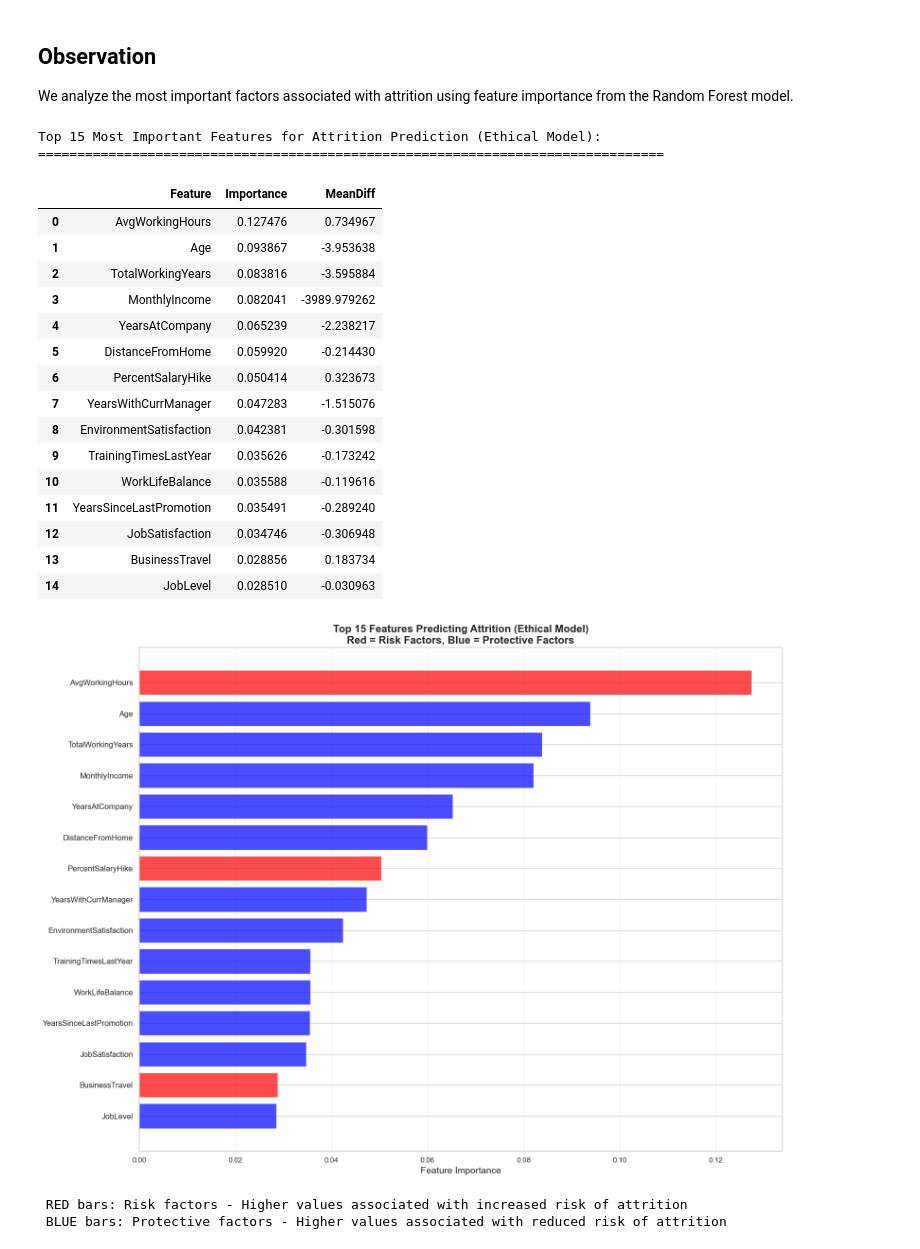
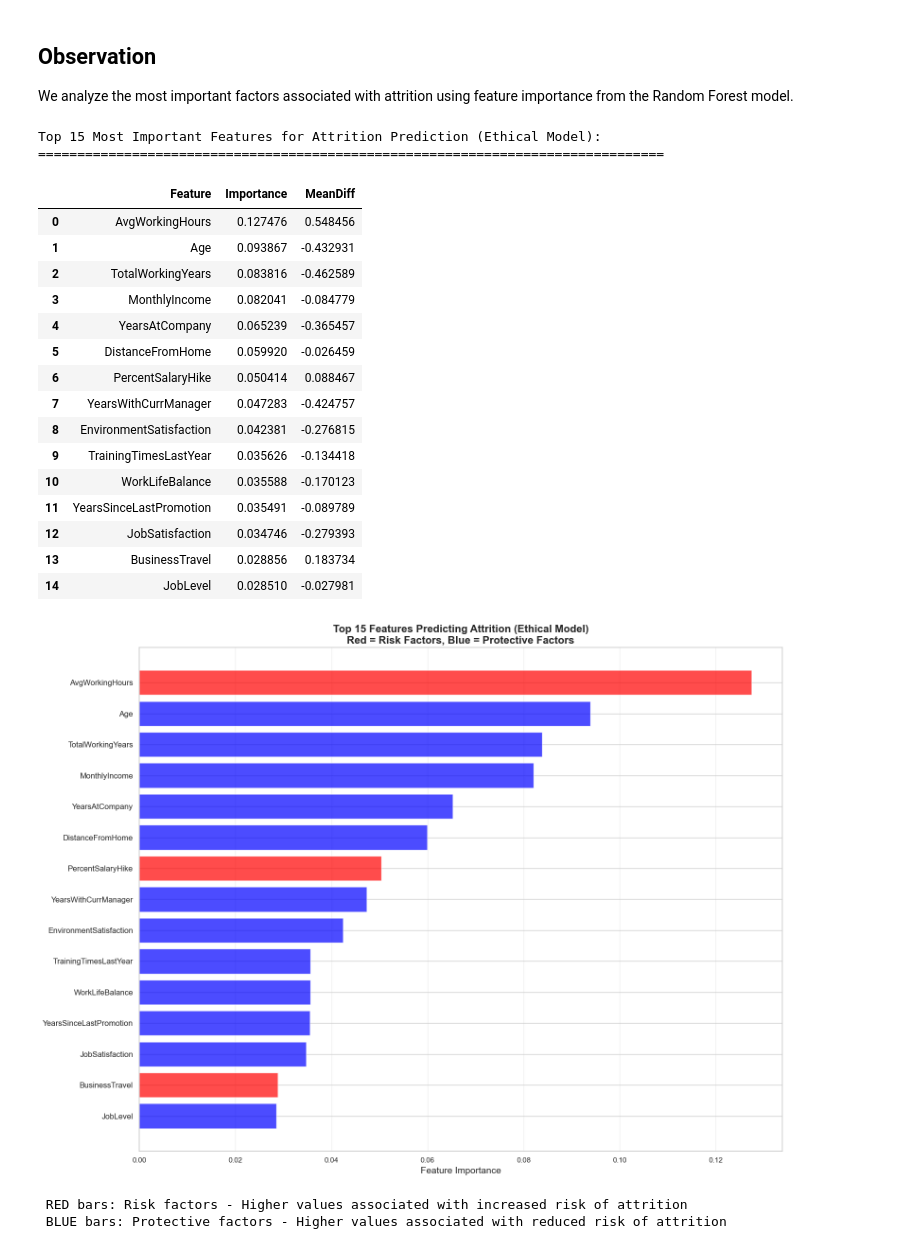
Before and after one commit to Low8/AI-group_5, a Jupyter notebook: project.ipynb, the cells around one changed output. Saved outputs shown, nothing was run; the diff lists cells and outputs as text; code cells hidden in the pictures.

```diff
--- a/project.ipynb
+++ b/project.ipynb
@@ -211,6 +211,7 @@ final_df.drop(columns=columns_to_drop, inplace=True)
 # Handle missing values
 numeric_columns = final_df.select_dtypes(include=[np.number]).columns
 final_df[numeric_columns] = final_df[numeric_columns].fillna(final_df[numeric_columns].mean())
+
 missing_values = final_df.isnull().sum()
 print(missing_values)
 
@@ -248,6 +249,12 @@ display(final_df.head())
 print("\n===========================================================\n")
 
 print(final_df.info())
+
+# Standard data
+final_df_scalled = final_df.copy()
+
+scatter = StandardScaler()
+final_df_scalled[numeric_columns] = scatter.fit_transform(final_df[numeric_columns])
 # %% [output]
 Age                        0
 Attrition                  0
@@ -308,7 +315,7 @@ For ethical models, we remove:
 # Create full and ethical versions of the dataset
 
 # Full dataset (no ethical filtering)
-df_full = final_df.copy()
+df_full = final_df_scalled.copy()
 
 ethical_columns_to_drop = [
     'EmployeeID',                 # direct identifier
@@ -325,7 +332,7 @@ education_field_cols = [col for col in final_df.columns if col.startswith('Educa
 ethical_columns_to_drop.extend(education_field_cols)
 
 # Ethical dataset with sensitive columns removed
-df_ethical = final_df.drop(columns=ethical_columns_to_drop, errors='ignore')
+df_ethical = final_df_scalled.drop(columns=ethical_columns_to_drop, errors='ignore')
 
 print("Full dataset shape (all features):", df_full.shape)
 print("Ethical dataset shape (reduced features):", df_ethical.shape)
@@ -433,16 +440,18 @@ We compare several models on:
 Models tested: Random Forest, Decision Tree, Naive Bayes, SVM
 # %%
 def evaluate_models(X_train, X_test, y_train, y_test, label):
+    models = {
+        'logistic_regresion': LogisticRegression(),
+        'perceptron': Perceptron(),
+        'random_forest': RandomForestClassifier(n_estimators=200, random_state=42),
+        'decision_tree': DecisionTreeClassifier(random_state=42),
+        'naive_bayes': GaussianNB(),
+        'svm': SVC(probability=True)
+    }
+
     print("\n" + "=" * 80)
     print(f"Results for feature set: {label}")
     print("=" * 80)
-
-    models = {
-        'RandomForest': RandomForestClassifier(n_estimators=200, random_state=42),
-        'DecisionTree': DecisionTreeClassifier(random_state=42, max_depth=10),
-        'NaiveBayes': GaussianNB(),
-        'SVM': SVC(probability=True, random_state=42, kernel='rbf')
-    }
 
     trained_models = {}
 
@@ -605,7 +612,7 @@ plt.show()
 We analyze the most important factors associated with attrition using feature importance from the Random Forest model.
 # %%
 # Feature importance analysis using Random Forest
-rf_model = models_eth['RandomForest']
+rf_model = models_eth['random_forest']
 feature_importance = pd.DataFrame({
     'Feature': X_ethical.columns,
     'Importance': rf_model.feature_importances_
@@ -626,48 +633,48 @@ feature_importance = feature_importance.merge(
 
 # Display top 15 features
 print("Top 15 Most Important Features for Attrition Prediction (Ethical Model):")
 print("=" * 80)
 display(feature_importance.head(15))
 
 # Visualize top features with color coding
 plt.figure(figsize=(16, 12))
 top_features = feature_importance.head(15)
 
 # Color bars: red for risk factors (positive diff), blue for protective factors (negative diff)
 colors = ['red' if diff > 0 else 'blue' for diff in top_features['MeanDiff']]
 
 plt.barh(range(len(top_features)), top_features['Importance'], color=colors, alpha=0.7)
 plt.yticks(range(len(top_features)), top_features['Feature'], fontsize=12)
 plt.xlabel('Feature Importance', fontsize=14)
 plt.title('Top 15 Features Predicting Attrition (Ethical Model)\nRed = Risk Factors, Blue = Protective Factors',
           fontsize=16, fontweight='bold')
 plt.gca().invert_yaxis()
 plt.grid(axis='x', alpha=0.3)
 plt.tight_layout()
 plt.show()
 
 
 print(" RED bars: Risk factors - Higher values associated with increased risk of attrition")
 print(" BLUE bars: Protective factors - Higher values associated with reduced risk of attrition")
 # %% [output]
 Top 15 Most Important Features for Attrition Prediction (Ethical Model):
 ================================================================================
 |  | Feature | Importance | MeanDiff |
-| 0 | AvgWorkingHours | 0.127476 | 0.734967 |
-| 1 | Age | 0.093867 | -3.953638 |
-| 2 | TotalWorkingYears | 0.083816 | -3.595884 |
-| 3 | MonthlyIncome | 0.082041 | -3989.979262 |
-| 4 | YearsAtCompany | 0.065239 | -2.238217 |
-| 5 | DistanceFromHome | 0.059920 | -0.214430 |
-| 6 | PercentSalaryHike | 0.050414 | 0.323673 |
-| 7 | YearsWithCurrManager | 0.047283 | -1.515076 |
-| 8 | EnvironmentSatisfaction | 0.042381 | -0.301598 |
-| 9 | TrainingTimesLastYear | 0.035626 | -0.173242 |
-| 10 | WorkLifeBalance | 0.035588 | -0.119616 |
-| 11 | YearsSinceLastPromotion | 0.035491 | -0.289240 |
-| 12 | JobSatisfaction | 0.034746 | -0.306948 |
+| 0 | AvgWorkingHours | 0.127476 | 0.548456 |
+| 1 | Age | 0.093867 | -0.432931 |
+| 2 | TotalWorkingYears | 0.083816 | -0.462589 |
+| 3 | MonthlyIncome | 0.082041 | -0.084779 |
+| 4 | YearsAtCompany | 0.065239 | -0.365457 |
+| 5 | DistanceFromHome | 0.059920 | -0.026459 |
+| 6 | PercentSalaryHike | 0.050414 | 0.088467 |
+| 7 | YearsWithCurrManager | 0.047283 | -0.424757 |
+| 8 | EnvironmentSatisfaction | 0.042381 | -0.276815 |
+| 9 | TrainingTimesLastYear | 0.035626 | -0.134418 |
+| 10 | WorkLifeBalance | 0.035588 | -0.170123 |
+| 11 | YearsSinceLastPromotion | 0.035491 | -0.089789 |
+| 12 | JobSatisfaction | 0.034746 | -0.279393 |
 | 13 | BusinessTravel | 0.028856 | 0.183734 |
-| 14 | JobLevel | 0.028510 | -0.030963 |
+| 14 | JobLevel | 0.028510 | -0.027981 |
 [figure]
  RED bars: Risk factors - Higher values associated with increased risk of attrition
  BLUE bars: Protective factors - Higher values associated with reduced risk of attrition
```
Also changed, not shown: parts of 3 cells of this notebook.
